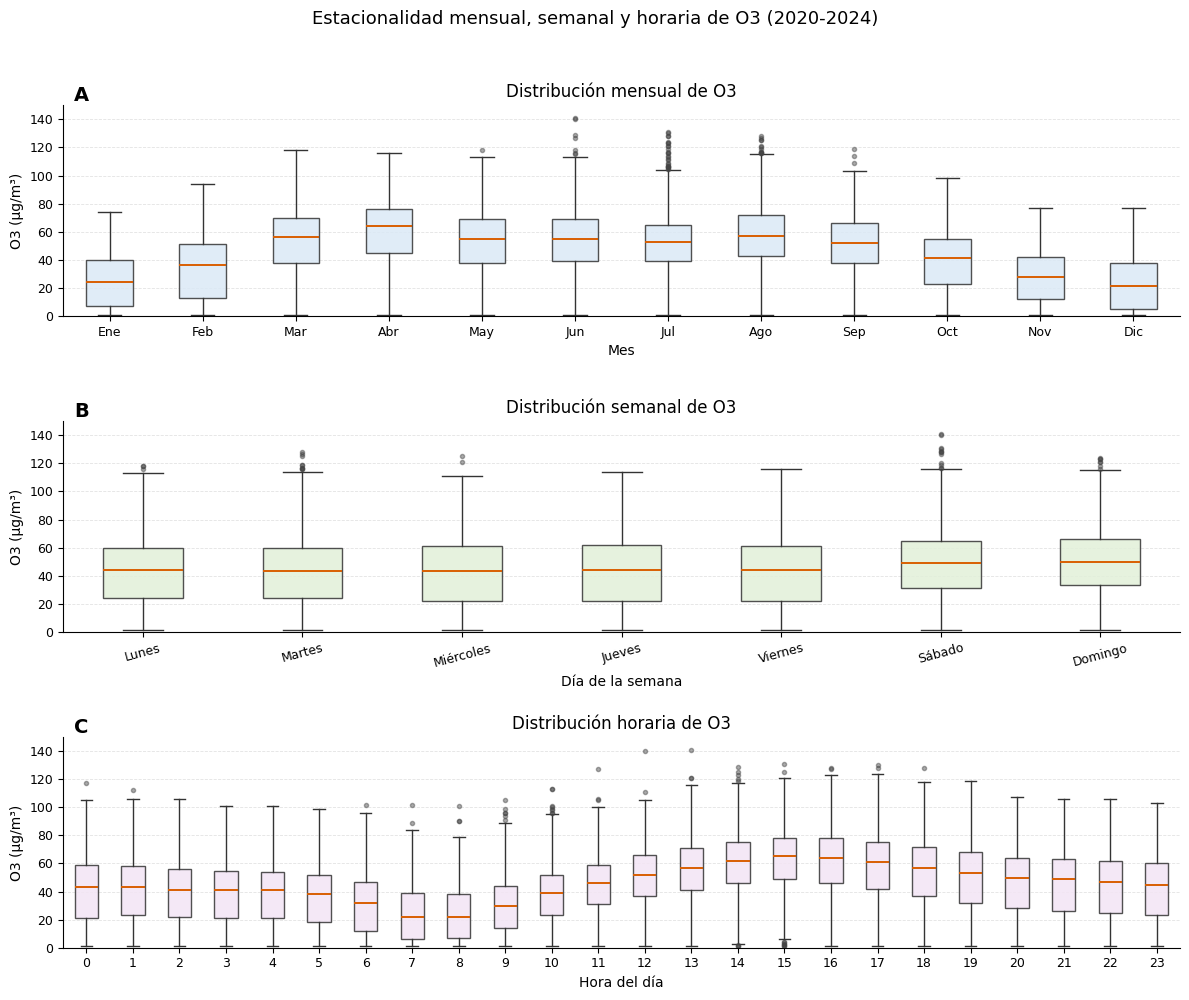
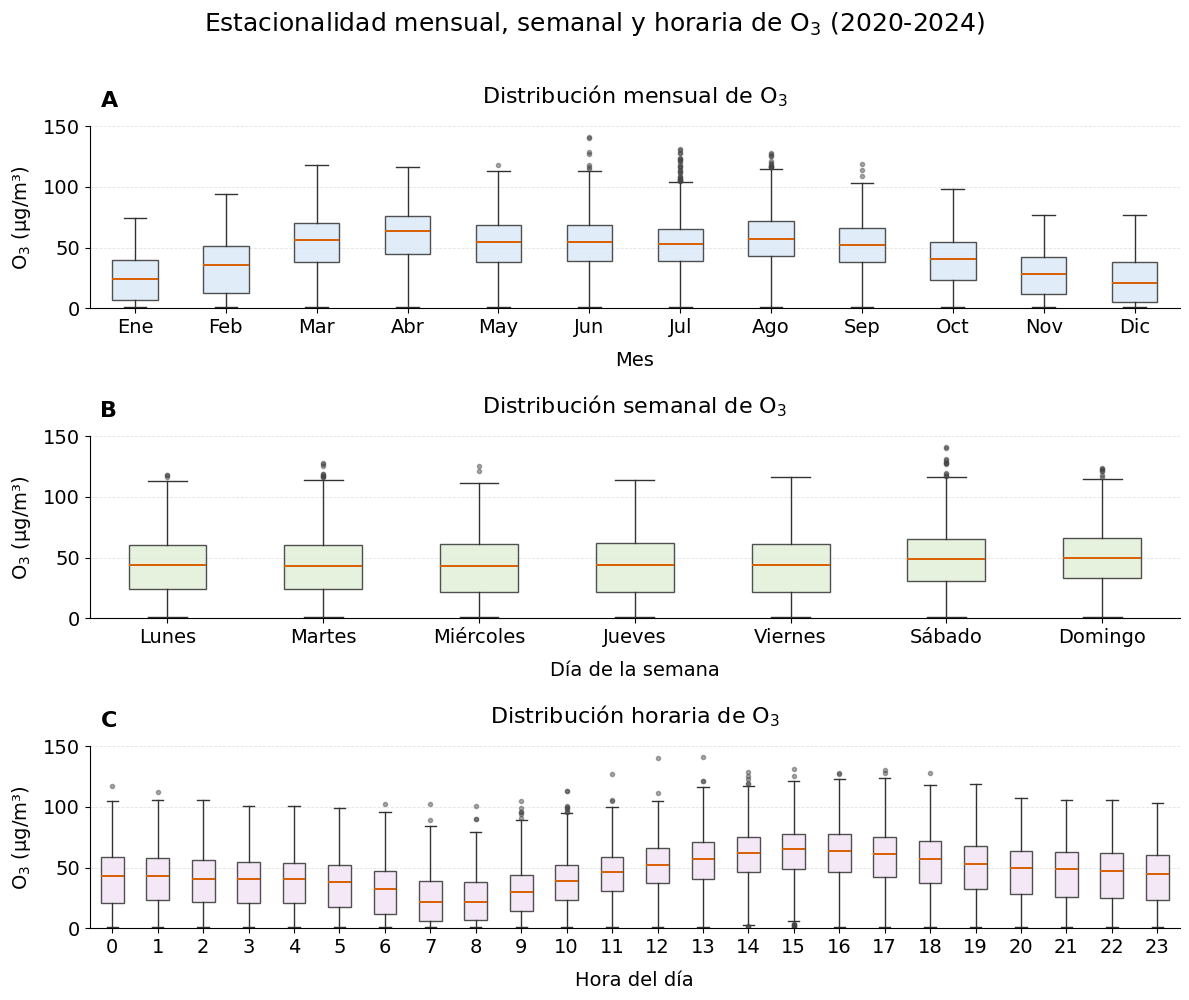
The notebook cell's code change between the first figure and the second:
--- before
+++ after
@@ -31,8 +31,8 @@
     ax.text(
         0.01,
-        1.09,
+        1.19,
         label,
         transform=ax.transAxes,
-        fontsize=14,
+        fontsize=16,
         fontweight="bold",
         va="top",
@@ -80,7 +80,8 @@
     )
 
-    ax.set_title(title)
-    ax.set_xlabel(xlabel)
-    ax.set_ylabel("O3 (µg/m³)")
+    ax.set_title(title, fontsize = 16, pad = 16)
+    ax.set_xlabel(xlabel, fontsize = 14, labelpad = 10)
+    ax.set_ylabel(r"$\mathrm{O}_3$ (µg/m³)", fontsize = 14, labelpad = 7)
+    ax.tick_params(axis="both", labelsize = 14)
     ax.grid(axis="y", linestyle="--", linewidth=0.6, alpha=0.35)
     ax.spines["top"].set_visible(False)
@@ -99,5 +100,5 @@
     data=monthly_boxplot_data,
     labels=[MONTH_LABELS[month] for month in range(1, 13)],
-    title="Distribución mensual de O3",
+    title=r"Distribución mensual de $\mathrm{O}_3$",
     xlabel="Mes",
     facecolor="#dbe9f6",
@@ -110,9 +111,8 @@
     data=weekday_boxplot_data,
     labels=WEEKDAY_LABELS,
-    title="Distribución semanal de O3",
+    title=r"Distribución semanal de $\mathrm{O}_3$",
     xlabel="Día de la semana",
     facecolor="#e2f0d9",
 )
-axes[1].tick_params(axis="x", rotation=15)
 add_outer_panel_label(axes[1], "B")
 
@@ -122,5 +122,5 @@
     data=hourly_boxplot_data,
     labels=[str(hour) for hour in range(24)],
-    title="Distribución horaria de O3",
+    title=r"Distribución horaria de $\mathrm{O}_3$",
     xlabel="Hora del día",
     facecolor="#f3e5f5",
@@ -131,8 +131,8 @@
     ax.set_ylim(0, upper_y)
 
-fig.suptitle("Estacionalidad mensual, semanal y horaria de O3 (2020-2024)", y=0.995)
+fig.suptitle(r"Estacionalidad mensual, semanal y horaria de $\mathrm{O}_3$ (2020-2024)", y=0.995, fontsize = 18)
 
-fig.tight_layout(rect=(0, 0, 1, 0.97))
-fig.subplots_adjust(hspace=0.5)
+fig.tight_layout(rect=(0, 0, 1, 0.98))
+fig.subplots_adjust(hspace=0.7)
 
 save_final_figure(fig, "fig_eda_04_seasonality_boxplots.png")

Commit: Changes